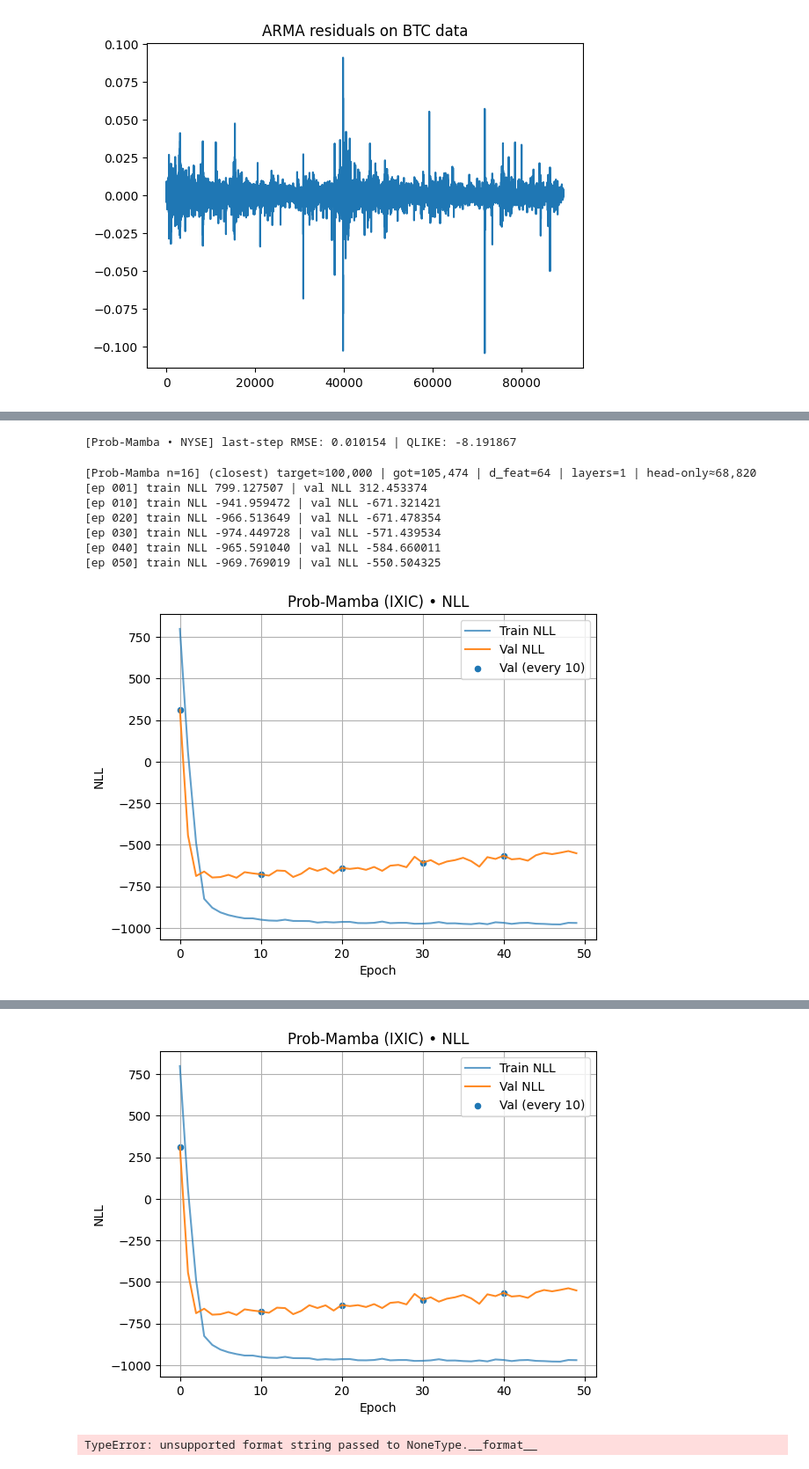
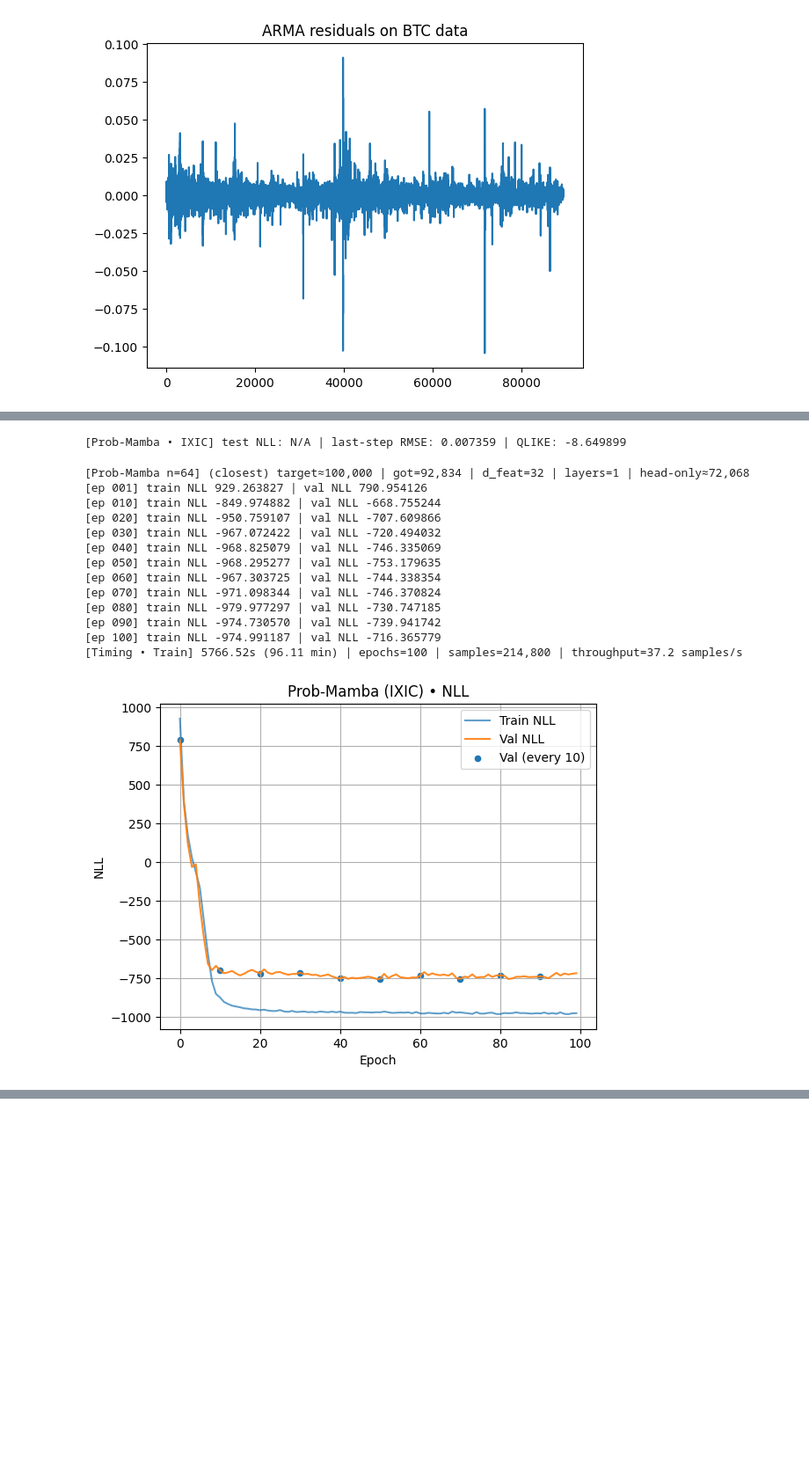
Before and after one commit to micyiucm/Prob-Mamba, a Jupyter notebook: Notebooks/experiments.ipynb, the cells around one changed output, grey strips where cells are left out. Shown at 88% size. Saved outputs shown, nothing was run; the diff lists cells and outputs as text; code cells hidden in the pictures; blank space fills up the shorter version.

Commit message:
Experiments complete, notebook not cleaned

```diff
--- a/Notebooks/experiments.ipynb
+++ b/Notebooks/experiments.ipynb
@@ -573,13 +364,13 @@ mamba_1000k  1,012,929            775.82  0.085506
 # Build seq2seq loaders for Probabilistic Mamba
 def build_seq2seq_loaders(prefix, key_in_all, all_processed_data, batch_size=64):
     """
-    prefix: "cleaned_NYSE" | "cleaned_IXIC" | "cleaned_Bitcoin"
-    key_in_all: "NYSE" | "IXIC" | "Bitcoin"  (key in all_processed_data)
+    prefix: "cleaned_NYSE" | "cleaned_IXIC" | "BTC_USDT-5m"
+    key_in_all: "NYSE" | "IXIC" | "BTC"  (key in all_processed_data)
     """
     ddir = Path("/home/ubuntu/michael/MSc-Machine-Learning-Project/Datasets/Processed")
-    train_df = feather.read_feather(ddir / f"{prefix}_train.arrow")
-    val_df   = feather.read_feather(ddir / f"{prefix}_val.arrow")
-    test_df  = feather.read_feather(ddir / f"{prefix}_test.arrow")
+    train_df = feather.read_feather(ddir / f"{prefix}_train.feather")
+    val_df   = feather.read_feather(ddir / f"{prefix}_val.feather")
+    test_df  = feather.read_feather(ddir / f"{prefix}_test.feather")
 
     X_train = all_processed_data[key_in_all]['X_train']
     X_val   = all_processed_data[key_in_all]['X_val']
@@ -790,54 +601,60 @@ NameError: name 'math' is not defined
 # %%
 nll = metrics['nll']
 nll_str = f"{nll:.6f}" if nll is not None else "N/A"
-print(f"[Prob-Mamba • NYSE] last-step RMSE: {metrics['rmse']:.6f} | QLIKE: {metrics['qlike']:.6f}")
+print(f"[Prob-Mamba • IXIC] test NLL: {nll_str} | last-step RMSE: {metrics['rmse']:.6f} | QLIKE: {metrics['qlike']:.6f}")
 # %% [output]
-[Prob-Mamba • NYSE] last-step RMSE: 0.010154 | QLIKE: -8.191867
+[Prob-Mamba • IXIC] test NLL: N/A | last-step RMSE: 0.007359 | QLIKE: -8.649899
 # %%
-# Prob_mamba on Bitcoin data
+# Prob_mamba on IXIC data
 # Build loaders
+device = torch.device("cuda" if torch.cuda.is_available() else "cpu")
 trainL, valL, testL, input_dim, L = build_seq2seq_loaders(
     prefix="cleaned_IXIC", key_in_all="IXIC",
     all_processed_data=all_processed_data, batch_size=64
 )
 
-# Build 100k model with n_state fixed to 16
+# Build 100k model with n_state fixed to 64
 prob_mamba = build_prob_mamba_budget_fixed_n(
-    input_dim=input_dim, target=100_000, n_state=16,
-    n_layers=1, d_state=16, d_conv=4, expand=2,
+    input_dim=input_dim, target=100_000, n_state=64,
+    n_layers=1, d_state=64, d_conv=4, expand=2,
     d_feat_min=32, d_feat_max=192, d_feat_step=8, tol_frac=0.03, verbose=True
 ).to(device)
 
-def wall_time(fn, *args, **kwargs):
-    t0 = time.perf_counter()
-    out = fn(*args, **kwargs)
-    if torch.cuda.is_available():
-        torch.cuda.synchronize()
-    dt = time.perf_counter() - t0
-    return out, dt
-
-# Train + record
-hist, seconds = wall_time(
-    train_prob_mamba_with_history,
-    prob_mamba, trainL, valL,
-    device=device, epochs=50, lr=1e-3
+# Train + record (timed)
+t0 = time.perf_counter()
+hist = train_prob_mamba_with_history(
+    prob_mamba, trainL, valL, device=device, epochs=100, lr=1e-3, print_every=10
 )
-
-plot_nll_history(hist, every=10, title="Prob-Mamba (IXIC) • NLL")
-print(f"Training wall time: {seconds/60:.2f} min")
+if torch.cuda.is_available():
+    torch.cuda.synchronize()
+train_seconds = time.perf_counter() - t0
+epochs_used = 100
+n_train = len(trainL.dataset)
+total_samples = epochs_used * n_train
+train_throughput = (total_samples / train_seconds) if train_seconds > 0 else float("nan")
+print(f"[Timing • Train] {train_seconds:.2f}s ({train_seconds/60:.2f} min) | "
+      f"epochs={epochs_used} | samples={total_samples:,} | throughput={train_throughput:.1f} samples/s")
 
 # Plot Val NLL vs epoch
 plot_nll_history(hist, every=10, title="Prob-Mamba (IXIC) • NLL")
 
 # Evaluate
 metrics = eval_prob_rmse_qlike_laststep(prob_mamba, testL, device)
-print(f"[Prob-Mamba • IXIC] test NLL: {metrics['nll']:.6f} | last-step RMSE: {metrics['rmse']:.6f} | QLIKE: {metrics['qlike']:.6f}")
+nll = metrics.get('nll')
+nll_str = f"{nll:.6f}" if isinstance(nll, (int, float)) else "N/A"
+print(f"[Prob-Mamba • IXIC] test NLL: {nll_str} | last-step RMSE: {metrics['rmse']:.6f} | QLIKE: {metrics['qlike']:.6f}")
 # %% [output]
-[Prob-Mamba n=16] (closest) target≈100,000 | got=105,474 | d_feat=64 | layers=1 | head-only≈68,820
-[ep 001] train NLL 799.127507 | val NLL 312.453374
-[ep 010] train NLL -941.959472 | val NLL -671.321421
-[ep 020] train NLL -966.513649 | val NLL -671.478354
-[ep 030] train NLL -974.449728 | val NLL -571.439534
-[ep 040] train NLL -965.591040 | val NLL -584.660011
-[ep 050] train NLL -969.769019 | val NLL -550.504325
+[Prob-Mamba n=64] (closest) target≈100,000 | got=92,834 | d_feat=32 | layers=1 | head-only≈72,068
+[ep 001] train NLL 929.263827 | val NLL 790.954126
+[ep 010] train NLL -849.974882 | val NLL -668.755244
+[ep 020] train NLL -950.759107 | val NLL -707.609866
+[ep 030] train NLL -967.072422 | val NLL -720.494032
+[ep 040] train NLL -968.825079 | val NLL -746.335069
+[ep 050] train NLL -968.295277 | val NLL -753.179635
+[ep 060] train NLL -967.303725 | val NLL -744.338354
+[ep 070] train NLL -971.098344 | val NLL -746.370824
+[ep 080] train NLL -979.977297 | val NLL -730.747185
+[ep 090] train NLL -974.730570 | val NLL -739.941742
+[ep 100] train NLL -974.991187 | val NLL -716.365779
+[Timing • Train] 5766.52s (96.11 min) | epochs=100 | samples=214,800 | throughput=37.2 samples/s
-[figure, old version]
+[figure, new version]
@@ -845,3 +662 @@ Training wall time: 40.77 min
-[figure, removed]
-TypeError: unsupported format string passed to NoneType.__format__
 # %%
```
Also changed, not shown: parts of 14 cells of this notebook.
